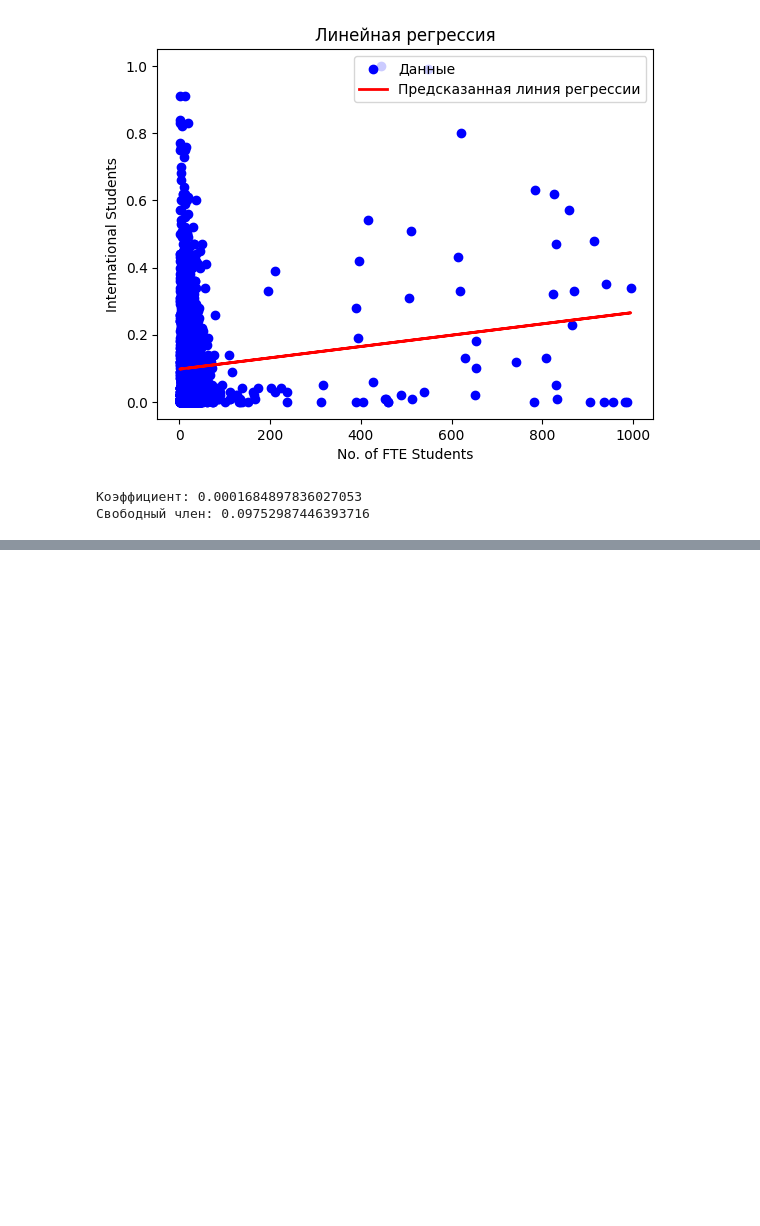
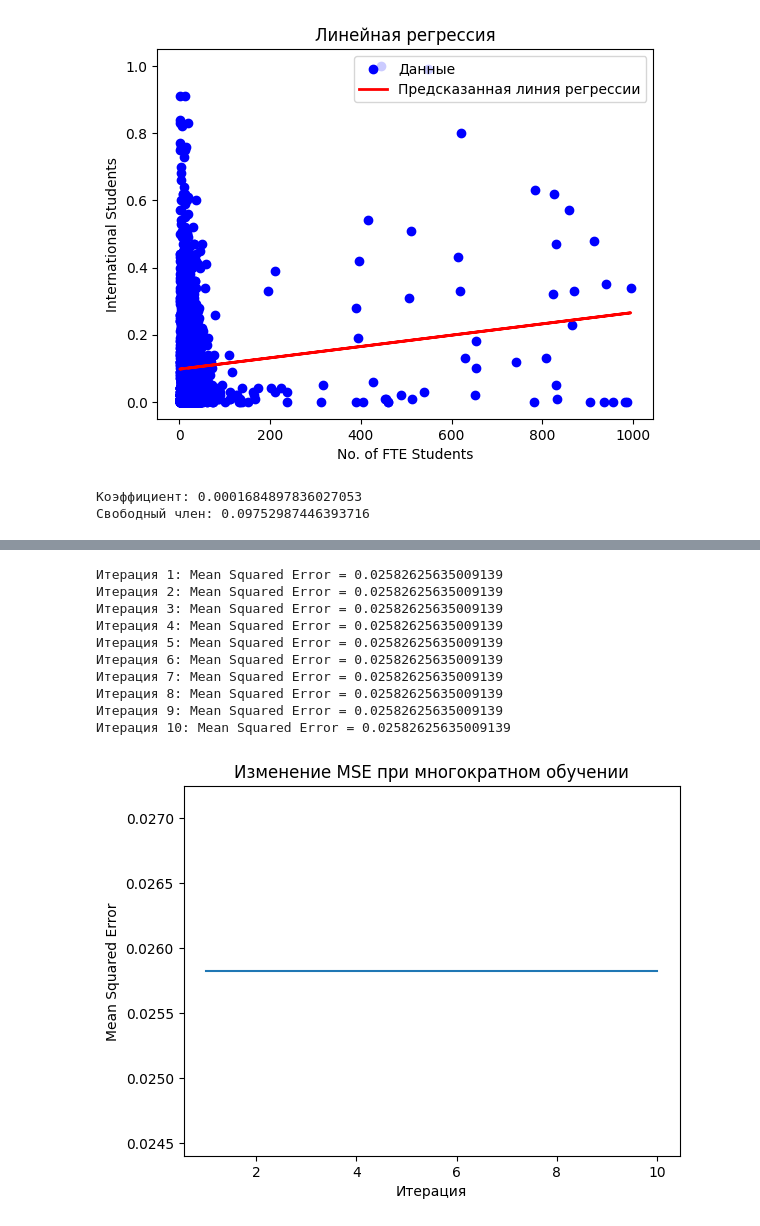
Before and after one commit to Dimonage/AnalizVUZ, a Jupyter notebook: GubarevAnalizVUZ.ipynb, the cells around one changed output, grey strips where cells are left out. Cells and saved outputs as stored; diff of their text form; code cells hidden in the pictures; blank space fills up the shorter version.

```diff
--- a/GubarevAnalizVUZ.ipynb
+++ b/GubarevAnalizVUZ.ipynb
@@ -428,0 +489,31 @@ plt.show()
+# %%
+num_iterations = 10
+scores = []
+
+model = rf_model
+
+original_X = X.copy()
+original_y = y.copy()
+
+for i in range(num_iterations):
+    mse_score = -cross_val_score(model, original_X, original_y, cv=100, scoring='neg_mean_squared_error').mean()
+    scores.append(mse_score)
+    print(f'Итерация {i + 1}: Mean Squared Error = {mse_score}')
+
+plt.plot(range(1, num_iterations + 1), scores)
+plt.xlabel('Итерация')
+plt.ylabel('Mean Squared Error')
+plt.title('Изменение MSE при многократном обучении')
+plt.show()
+# %% [output]
+Итерация 1: Mean Squared Error = 0.02582625635009139
+Итерация 2: Mean Squared Error = 0.02582625635009139
+Итерация 3: Mean Squared Error = 0.02582625635009139
+Итерация 4: Mean Squared Error = 0.02582625635009139
+Итерация 5: Mean Squared Error = 0.02582625635009139
+Итерация 6: Mean Squared Error = 0.02582625635009139
+Итерация 7: Mean Squared Error = 0.02582625635009139
+Итерация 8: Mean Squared Error = 0.02582625635009139
+Итерация 9: Mean Squared Error = 0.02582625635009139
+Итерация 10: Mean Squared Error = 0.02582625635009139
+[figure, added]
```
Also changed, not shown: parts of 14 cells of this notebook.
